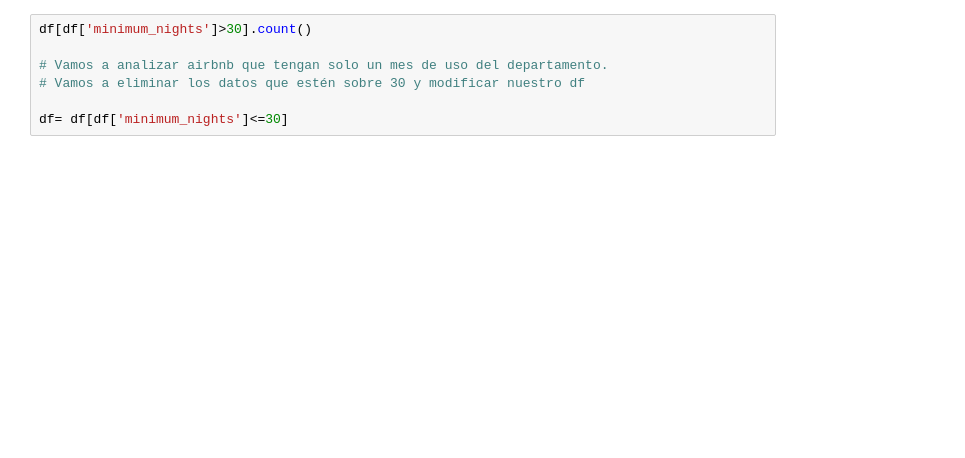
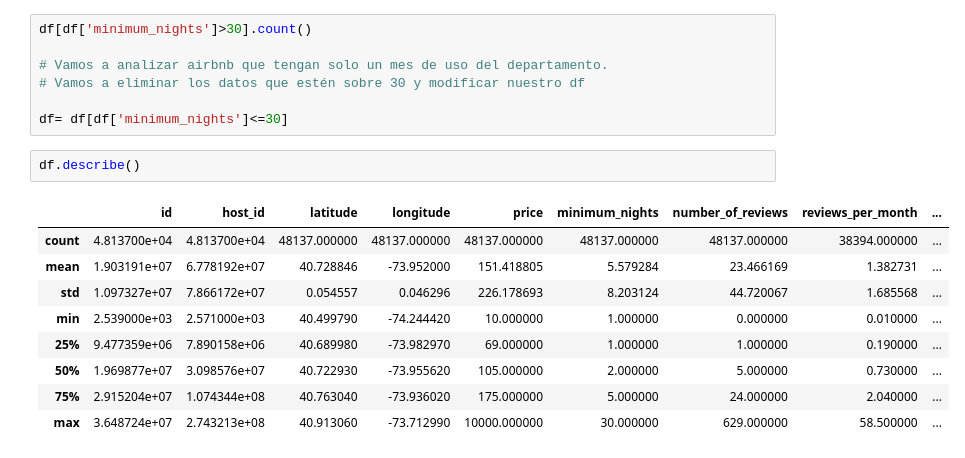
Before and after one commit to bartowen/EDA, a Jupyter notebook: src/explore.ipynb, the cells around one changed output. Cells and saved outputs as stored; diff of their text form; blank space fills up the shorter version.

```diff
--- a/src/explore.ipynb
+++ b/src/explore.ipynb
@@ -394,5 +401,17 @@ df[df['minimum_nights']>30].count()
 # Vamos a eliminar los datos que estén sobre 30 y modificar nuestro df
 
 df= df[df['minimum_nights']<=30]
+# %%
+df.describe()
+# %% [output]
+|  | id | host_id | latitude | longitude | price | minimum_nights | number_of_reviews | reviews_per_month | ... |
+| count | 4.813700e+04 | 4.813700e+04 | 48137.000000 | 48137.000000 | 48137.000000 | 48137.000000 | 48137.000000 | 38394.000000 | ... |
+| mean | 1.903191e+07 | 6.778192e+07 | 40.728846 | -73.952000 | 151.418805 | 5.579284 | 23.466169 | 1.382731 | ... |
+| std | 1.097327e+07 | 7.866172e+07 | 0.054557 | 0.046296 | 226.178693 | 8.203124 | 44.720067 | 1.685568 | ... |
+| min | 2.539000e+03 | 2.571000e+03 | 40.499790 | -74.244420 | 10.000000 | 1.000000 | 0.000000 | 0.010000 | ... |
+| 25% | 9.477359e+06 | 7.890158e+06 | 40.689980 | -73.982970 | 69.000000 | 1.000000 | 1.000000 | 0.190000 | ... |
+| 50% | 1.969877e+07 | 3.098576e+07 | 40.722930 | -73.955620 | 105.000000 | 2.000000 | 5.000000 | 0.730000 | ... |
+| 75% | 2.915204e+07 | 1.074344e+08 | 40.763040 | -73.936020 | 175.000000 | 5.000000 | 24.000000 | 2.040000 | ... |
+| max | 3.648724e+07 | 2.743213e+08 | 40.913060 | -73.712990 | 10000.000000 | 30.000000 | 629.000000 | 58.500000 | ... |
 # %%
 # hay que revisar las siguientes columnas. number_of_reviews, calculated_host_listings_count
```
Also changed, not shown: parts of 8 cells of this notebook.
